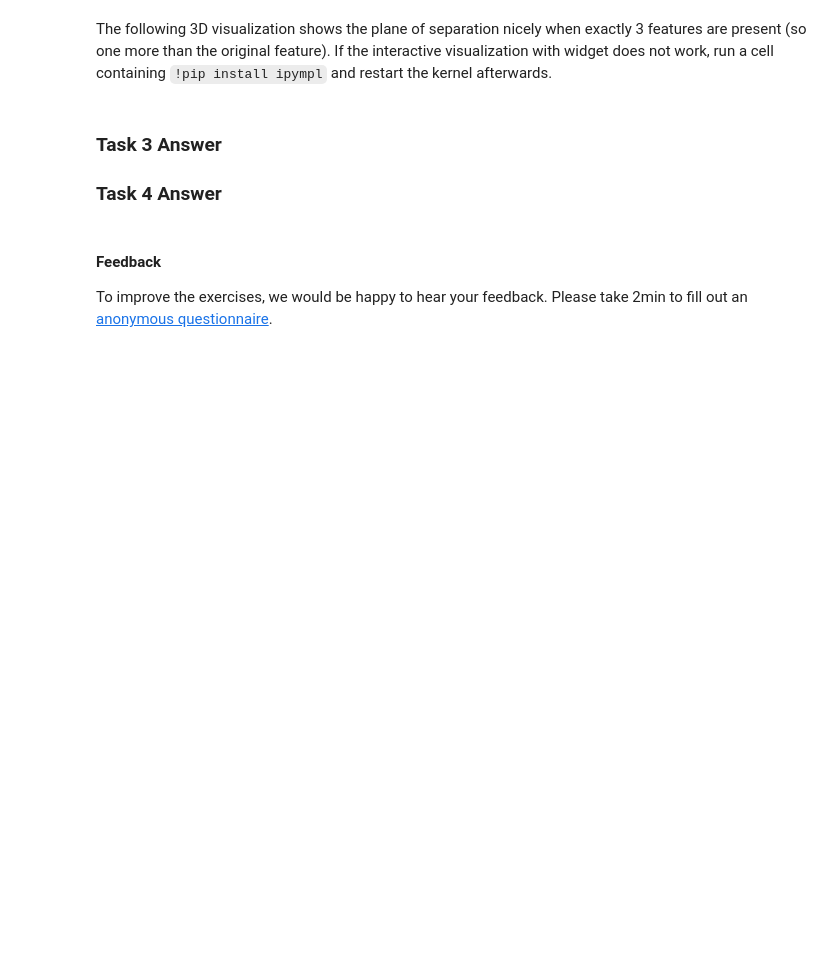
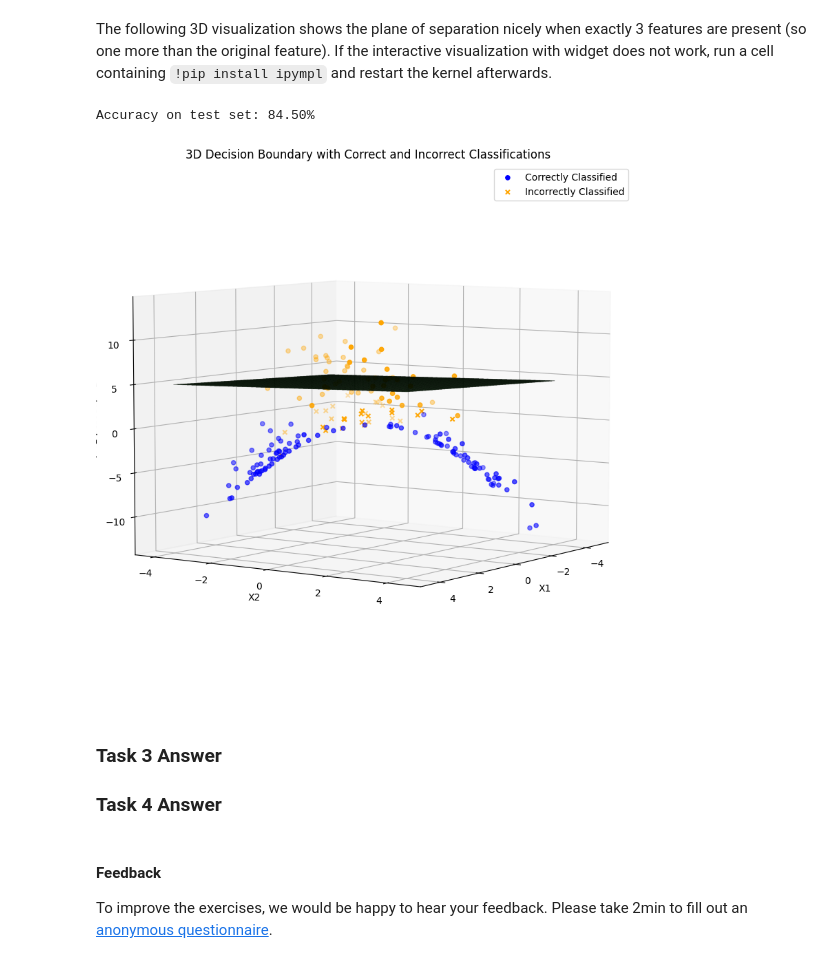
Before and after one commit to Dumpley/110_days_of_coding, a Jupyter notebook: 01_Perceptron.ipynb, the cells around one changed output. Drawn from its saved outputs; the diff is of its cells as text; code cells hidden in the pictures; blank space fills up the shorter version.

```diff
--- a/01_Perceptron.ipynb
+++ b/01_Perceptron.ipynb
@@ -310,18 +345,36 @@ centers = [(-2, 2), (-2, -2), (2, 2), (2, -2)]  # Four centers
 cluster_std = 1.0  # Standard deviation for each cluster
 
 # Generate synthetic dataset
-X, y = make_blobs(n_samples=1000, centers=centers, cluster_std=cluster_std, random_state=42)
+X, y = make_blobs(
+    n_samples=1000,
+    centers=centers,
+    cluster_std=cluster_std,
+    random_state=42
+)
 
 # Map clusters to two classes: 0 and 1
 # Assign class 0 to clusters 0 and 1, and class 1 to clusters 2 and 3
 y = (y == 1) | (y == 2)
 
 # TODO Add n (as many as you like) features as additional columns
-X = np.hstack((X, np.zeros((X.shape[0], 42))))
-# X[:, 2] = ???
 
+X_original = X.copy()
+features = np.column_stack([
+    X_original[:, 0] > 0,
+    X_original[:, 1] > 0,
+    X_original[:, 0] < 0,
+    X_original[:, 1] < 0,
+    (X_original[:, 0] > 0) & (X_original[:, 1] > 0),
+    (X_original[:, 0] > 0) & (X_original[:, 1] < 0),
+    (X_original[:, 0] < 0) & (X_original[:, 1] > 0),
+    (X_original[:, 0] < 0) & (X_original[:, 1] < 0),
+]).astype(float)
+
+X = np.hstack((X_original, features))
 # Split into training and test sets
-X_train, X_test, y_train, y_test = train_test_split(X, y, test_size=0.2, random_state=42)
+X_train, X_test, y_train, y_test = train_test_split(
+    X, y, test_size=0.2, random_state=42
+)
 # %%
 import numpy as np
 import matplotlib.pyplot as plt
@@ -393,7 +543,7 @@ print(len(incorrect_x) + len(incorrect_y))
 # %% [markdown]
 The following 3D visualization shows the plane of separation nicely when exactly 3 features are present (so one more than the original feature). If the interactive visualization with widget does not work, run a cell containing `!pip install ipympl` and restart the kernel afterwards.
 # %%
-%matplotlib widget
+%matplotlib inline
 from mpl_toolkits.mplot3d import Axes3D
 
 # Make predictions on the test set
@@ -423,34 +573,37 @@ for i in range(len(y_test)):
 # Plotting in 3D
 fig = plt.figure(figsize=(10, 10))
 ax = fig.add_subplot(111, projection='3d')
 
 # Plot correctly classified points as circles and incorrectly classified as crosses
 ax.scatter(correct_x, correct_y, correct_z, c=correct_colors, marker='o', label='Correctly Classified')
 ax.scatter(incorrect_x, incorrect_y, incorrect_z, c=incorrect_colors, marker='x', label='Incorrectly Classified')
 
 # The decision boundary is where model output == 0.5 (classification threshold)
 # For sigmoid: sigmoid(w·x) = 0.5 -> threshold w·x = 0
 # For linear:  w·x = 0.5 -> threshold = 0.5
 threshold = 0.5 if isinstance(model.activation_function, LinearActivationFunction) else 0.0
 
 w0, w1, w2, *extra_weights = model.weights[0][0]  # Extract bias and weights
 xx, yy = np.meshgrid(np.linspace(-4, 4, 50), np.linspace(-4, 4, 50))
 zz = (threshold - w0 - w1 * xx - w2 * yy) / extra_weights[0]  # Calculate corresponding z values
 
 # Plot the decision boundary plane
 ax.plot_surface(xx, yy, zz, color='green', alpha=0.4, edgecolor='k', linewidth=0.5)
 
 # Adding labels and legend
 ax.set_xlabel("X1")
 ax.set_ylabel("X2")
 ax.set_zlabel("Engineered Feature")
 ax.set_title("3D Decision Boundary with Correct and Incorrect Classifications")
 ax.legend()
 
 # Set a custom view angle to change perspective
-ax.view_init(elev=5, azim=45)  # Adjust 'elev' and 'azim' for perspective
+ax.view_init(elev=6, azim=35)  # Adjust 'elev' and 'azim' for perspective
 
 plt.show()
+# %% [output]
+Accuracy on test set: 84.50%
+[figure, added]
 # %% [markdown]
 ### Task 3 Answer
 ### Task 4 Answer
```
Also changed, not shown: parts of 7 cells of this notebook.
